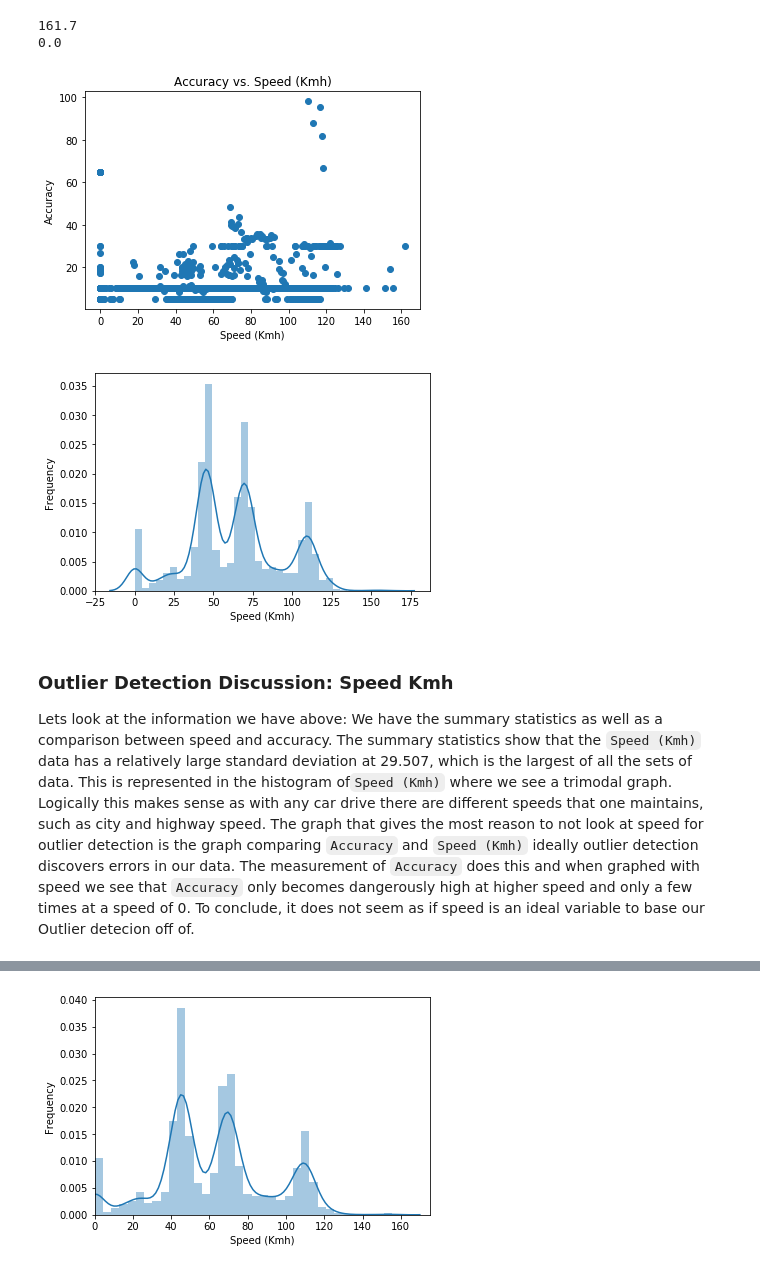
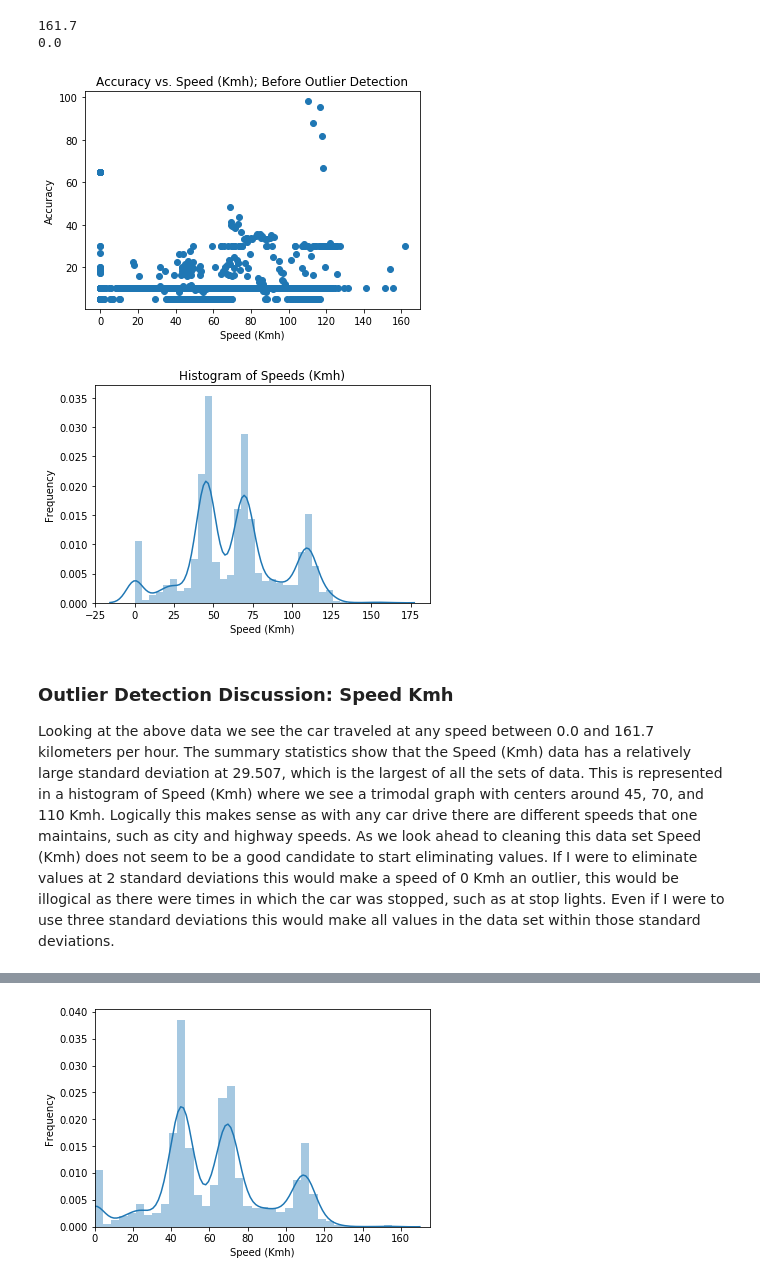
Before and after one commit to CallMeHudson/Hudson-Portfolio, a Jupyter notebook: Python/Homework2.ipynb, the cells around one changed output, grey strips where cells are left out. Drawn from its saved outputs; the diff is of its cells as text; code cells hidden in the pictures.

```diff
--- a/Python/Homework2.ipynb
+++ b/Python/Homework2.ipynb
@@ -25,18 +32,20 @@ print(GeoData['speedkmh'].min())
 161.7
 0.0
 # %%
+#Plotting Accuracy vs. Speed using Matplotlib
 plt.scatter( GeoData['speedkmh'], GeoData['accuracy']);
 plt.ylabel('Accuracy');
 plt.xlabel('Speed (Kmh)');
-plt.title('Accuracy vs. Speed (Kmh)');
+plt.title('Accuracy vs. Speed (Kmh); Before Outlier Detection');
 # %% [output]
-[figure, old version]
+[figure, new version]
 # %%
+#Plotting Distribution of SpeedKmh using seaborn distplot function
 ax = sns.distplot(GeoData['speedkmh']);
-ax.set(xlabel='Speed (Kmh)', ylabel='Frequency');
+ax.set(xlabel='Speed (Kmh)', ylabel='Frequency', title = 'Histogram of Speeds (Kmh)');
 # %% [output]
-[figure, old version]
+[figure, new version]
 # %% [markdown]
 ### Outlier Detection Discussion: Speed Kmh
-Lets look at the information we have above: We have the summary statistics as well as a comparison between speed and accuracy. The summary statistics show that the `Speed (Kmh)` data has a relatively large standard deviation at 29.507, which is the largest of all the sets of data. This is represented in the histogram of`Speed (Kmh)` where we see a trimodal graph. Logically this makes sense as with any car drive there are different speeds that one maintains, such as city and highway speed. The graph that gives the most reason to not look at speed for outlier detection is the graph comparing `Accuracy` and `Speed (Kmh)` ideally outlier detection discovers errors in our data. The measurement of `Accuracy` does this and when graphed with speed we see that `Accuracy` only becomes dangerously high at higher speed and only a few times at a speed of 0. To conclude, it does not seem as if speed is an ideal variable to base our Outlier detecion off of.
+Looking at the above data we see the car traveled at any speed between 0.0 and 161.7 kilometers per hour. The summary statistics show that the Speed (Kmh) data has a relatively large standard deviation at 29.507, which is the largest of all the sets of data. This is represented in a histogram of Speed (Kmh) where we see a trimodal graph with centers around 45, 70, and 110 Kmh. Logically this makes sense as with any car drive there are different speeds that one maintains, such as city and highway speeds. As we look ahead to cleaning this data set Speed (Kmh) does not seem to be a good candidate to start eliminating values. If I were to eliminate values at 2 standard deviations this would make a speed of 0 Kmh an outlier, this would be illogical as there were times in which the car was stopped, such as at stop lights. Even if  I were to use three standard deviations this would make all values in the data set within those standard deviations.
 # %%
```
Also changed, not shown: parts of 23 cells of this notebook.
